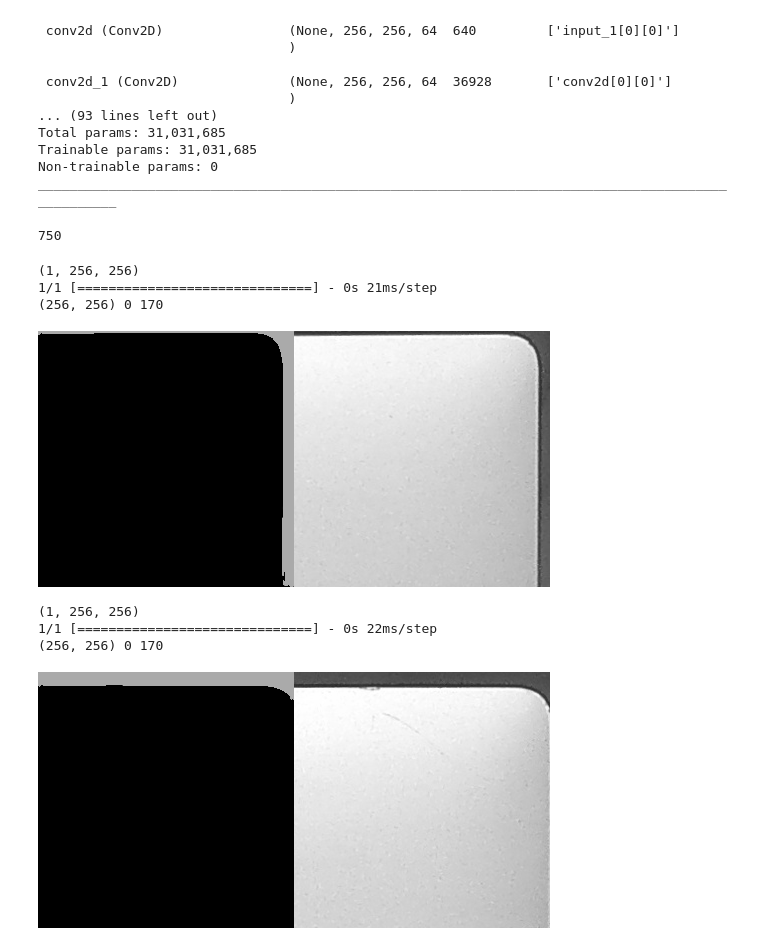
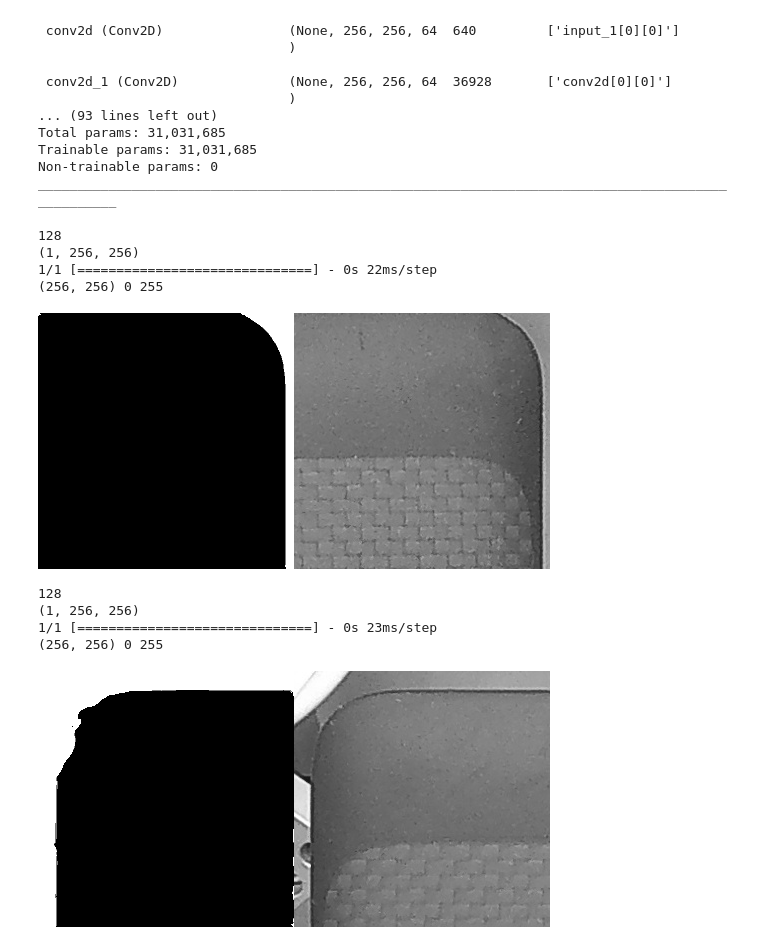
Before and after one commit to iteam1/anomal, a Jupyter notebook: notebooks/unet.ipynb, the cells around one changed output. Drawn from its saved outputs; the diff is of its cells as text; code cells hidden in the pictures.

```diff
--- a/notebooks/unet.ipynb
+++ b/notebooks/unet.ipynb
@@ -88,14 +127,12 @@ ________________________________________________________________________________
 trained_model.compile(loss='binary_crossentropy',
               optimizer='adam',
               metrics=['accuracy'])
-# %%
-DIM = 256
-src = '/content/anomal/datasets/laptop/train/good'
-images= os.listdir(src)
-print(len(images))
-# %% [output]
-750
 # %%
+DIM = 256
+src = '/content/anomal/datasets/unet/train/image'
+images= os.listdir(src)
+print(len(images))
+
 # predicting images
 image = random.choice(images)
 path = os.path.join(src,image)
@@ -113,30 +150,37 @@ print(pred.shape,pred.min(),pred.max())
 out = np.hstack([pred,img])
 cv2_imshow(out)
 # %% [output]
+128
 (1, 256, 256)
-1/1 [==============================] - 0s 21ms/step
-(256, 256) 0 170
+1/1 [==============================] - 0s 22ms/step
+(256, 256) 0 255
-[figure, old version]
+[figure, new version]
 # %%
+DIM = 256
+src = '/content/anomal/datasets/unet/train/image'
+images= os.listdir(src)
+print(len(images))
+
 # predicting images
 image = random.choice(images)
 path = os.path.join(src,image)
 img = cv2.imread(path,0)
 img = img.astype('float32')
 x = np.expand_dims(img, axis=0)
 print(x.shape)
 
 pred = trained_model.predict([x])
 pred = pred.reshape(pred.shape[1],pred.shape[2])
 pred = pred * 255
 pred = pred.astype('uint8')
 print(pred.shape,pred.min(),pred.max())
 
 out = np.hstack([pred,img])
 cv2_imshow(out)
 # %% [output]
+128
 (1, 256, 256)
-1/1 [==============================] - 0s 22ms/step
-(256, 256) 0 170
+1/1 [==============================] - 0s 23ms/step
+(256, 256) 0 255
-[figure, old version]
+[figure, new version]
 # %%
```
Also changed, not shown: parts of 10 cells of this notebook, 1 other file.
